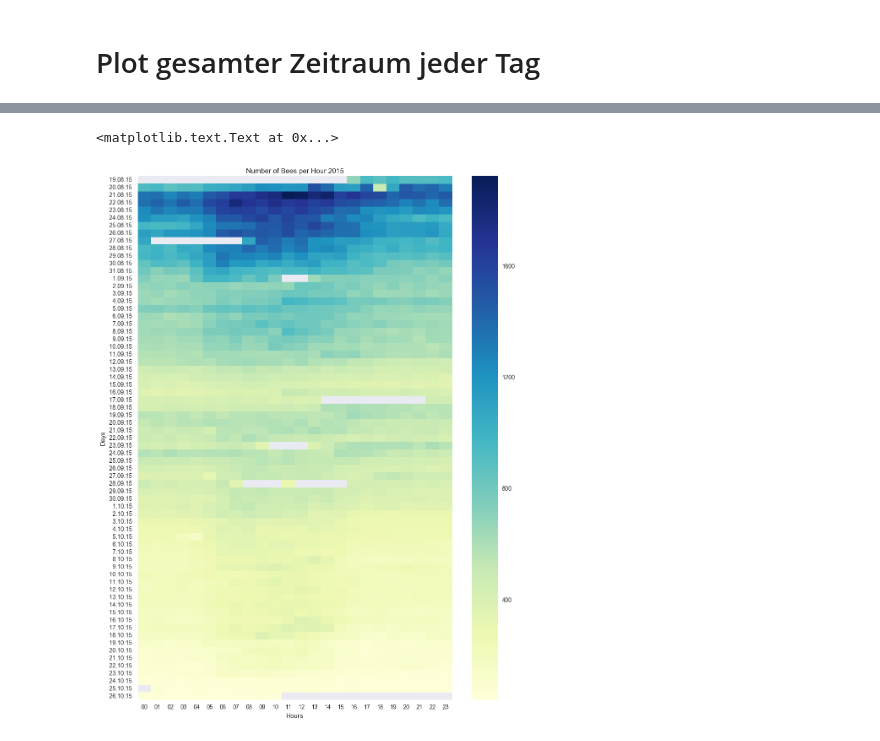
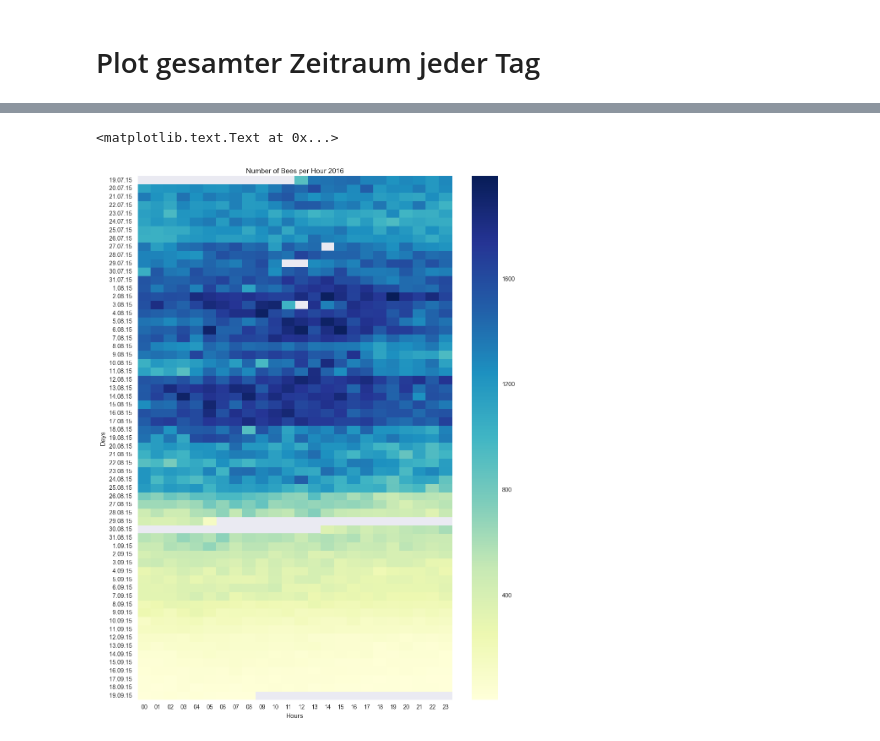
Before and after one commit to aschle/bees-sna, a Jupyter notebook: IDS/IDplots.ipynb, the cells around one changed output, grey strips where cells are left out. Cells and saved outputs as stored; diff of their text form; code cells hidden in the pictures.

Commit message:
plots für 2016

```diff
--- a/IDS/IDplots.ipynb
+++ b/IDS/IDplots.ipynb
@@ -271,7 +310,7 @@ ax.set_title("Number of Bee-IDs per Day \n(at least 15 detections per hour)")
 def dataPerDay(df, month, day):
     q = "(MONTH == '{}') & (DAY == '{}')".format(month, day)
     dfd = df.query(q)
-    dfd0 = dfd[dfd.COUNT > 15]
+    dfd0 = dfd[dfd.COUNT > 20]
     ghour = dfd0.groupby(by='HOUR')
     data = ghour['ID'].nunique()
     return data
@@ -279,11 +318,11 @@ def dataPerDay(df, month, day):
 data_all = []
 
 for day in list(range(19,32)):
-    data_all.append(("08", day, dataPerDay(df, "08", str(day).zfill(2))))
-
-for day in list(range(1,31)):
-    data_all.append(("09", day, dataPerDay(df, "09", str(day).zfill(2))))
-
-for day in list(range(1,27)):
-    data_all.append(("10", day, dataPerDay(df, "10", str(day).zfill(2))))
+    data_all.append(("07", day, dataPerDay(df, "07", str(day).zfill(2))))
+# %%
+for day in list(range(1,32)):
+    data_all.append(("08", day, dataPerDay(df, "08", str(day).zfill(2))))
+# %%
+for day in list(range(1,20)):
+    data_all.append(("09", day, dataPerDay(df, "09", str(day).zfill(2))))
 # %%
@@ -325,9 +362,9 @@ dd
 # %%
 g = sns.heatmap(dd.transpose(), cmap="YlGnBu")
 g.figure.set_size_inches(12,16)
-g.set_title("Number of Bees per Hour 2015")
+g.set_title("Number of Bees per Hour 2016")
 g.set_xlabel("Hours")
 g.set_ylabel("Days")
 # %% [output]
 <matplotlib.text.Text at 0x...>
-[figure, old version]
+[figure, new version]
```
Also changed, not shown: parts of 35 cells of this notebook.
